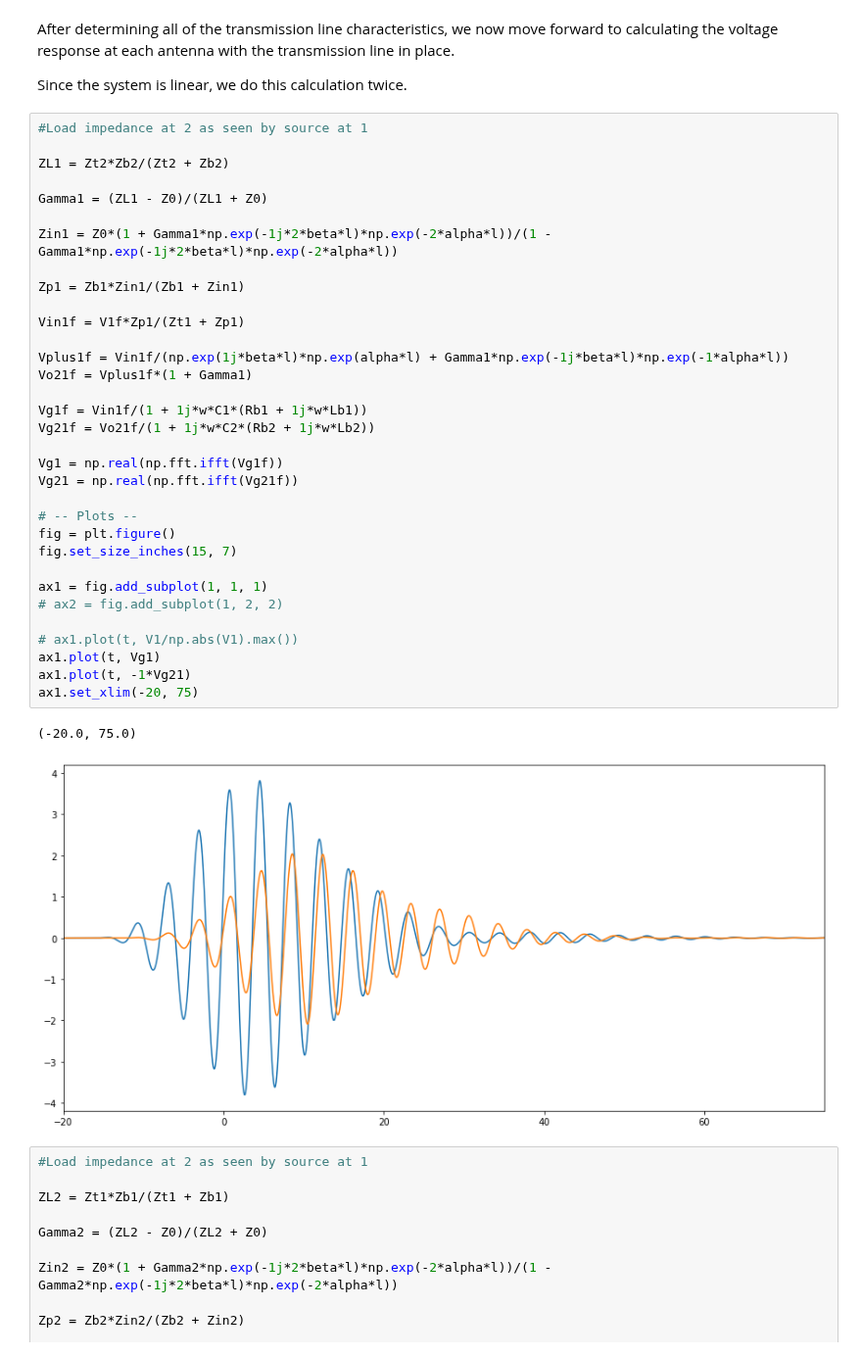
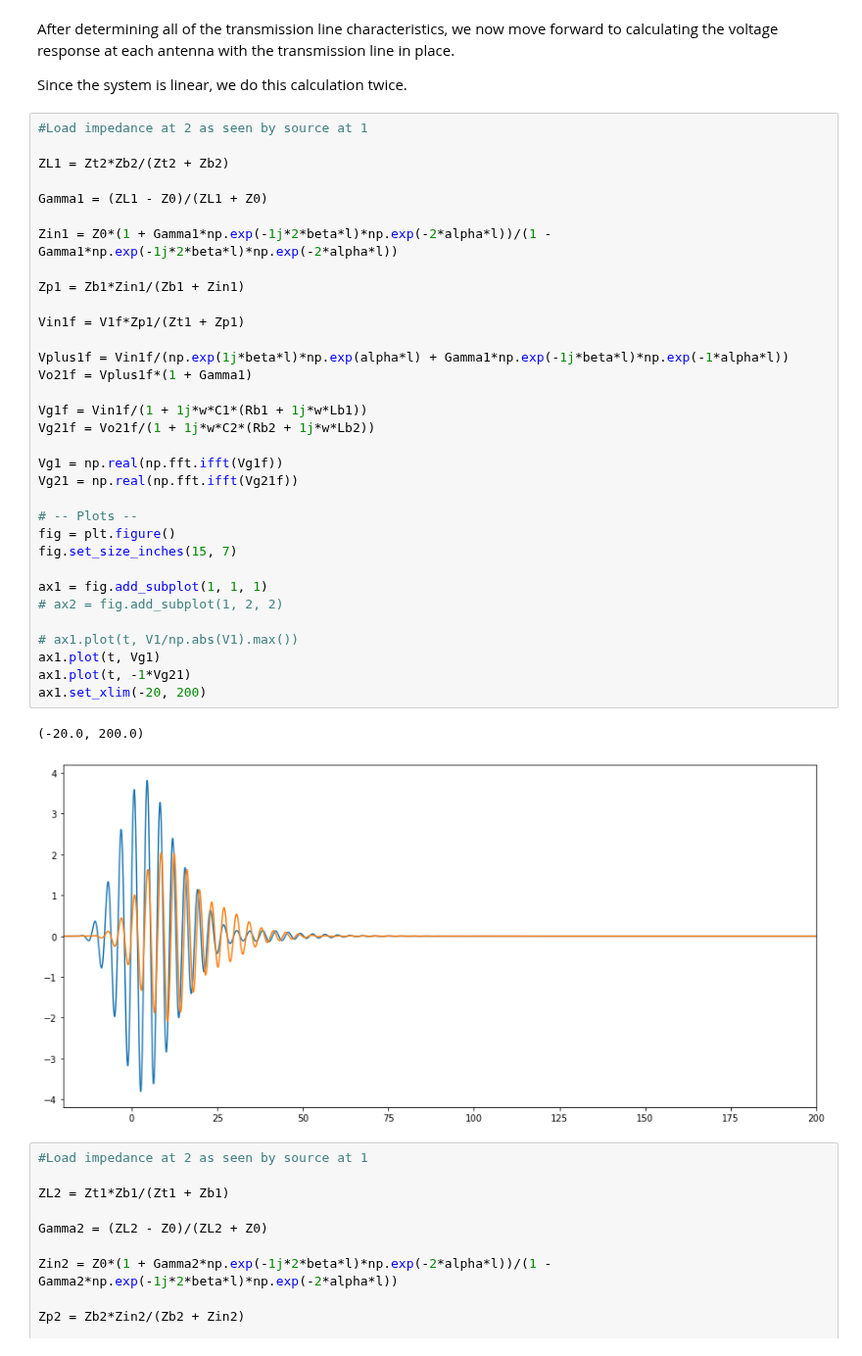
Before and after one commit to dkeathley/notes-to-self, a Jupyter notebook: NOTE-2022-11-27-coupled-oscillators/ipynb/note-coupled-electronic-oscillators.ipynb, the cells around one changed output. Shown at 98% size. Drawn from its saved outputs; the diff is of its cells as text.

```diff
--- a/NOTE-2022-11-27-coupled-oscillators/ipynb/note-coupled-electronic-oscillators.ipynb
+++ b/NOTE-2022-11-27-coupled-oscillators/ipynb/note-coupled-electronic-oscillators.ipynb
@@ -469,36 +469,36 @@ Since the system is linear, we do this calculation twice.
 ZL1 = Zt2*Zb2/(Zt2 + Zb2)
 
 Gamma1 = (ZL1 - Z0)/(ZL1 + Z0)
 
 Zin1 = Z0*(1 + Gamma1*np.exp(-1j*2*beta*l)*np.exp(-2*alpha*l))/(1 - Gamma1*np.exp(-1j*2*beta*l)*np.exp(-2*alpha*l))
 
 Zp1 = Zb1*Zin1/(Zb1 + Zin1)
 
 Vin1f = V1f*Zp1/(Zt1 + Zp1)
 
 Vplus1f = Vin1f/(np.exp(1j*beta*l)*np.exp(alpha*l) + Gamma1*np.exp(-1j*beta*l)*np.exp(-1*alpha*l))
 Vo21f = Vplus1f*(1 + Gamma1)
 
 Vg1f = Vin1f/(1 + 1j*w*C1*(Rb1 + 1j*w*Lb1))
 Vg21f = Vo21f/(1 + 1j*w*C2*(Rb2 + 1j*w*Lb2))
 
 Vg1 = np.real(np.fft.ifft(Vg1f))
 Vg21 = np.real(np.fft.ifft(Vg21f))
 
 # -- Plots --
 fig = plt.figure()
 fig.set_size_inches(15, 7)
 
 ax1 = fig.add_subplot(1, 1, 1)
 # ax2 = fig.add_subplot(1, 2, 2)
 
 # ax1.plot(t, V1/np.abs(V1).max())
 ax1.plot(t, Vg1)
 ax1.plot(t, -1*Vg21)
-ax1.set_xlim(-20, 75)
+ax1.set_xlim(-20, 200)
 # %% [output]
-(-20.0, 75.0)
+(-20.0, 200.0)
-[figure, old version]
+[figure, new version]
 # %%
 #Load impedance at 2 as seen by source at 1
 
```
